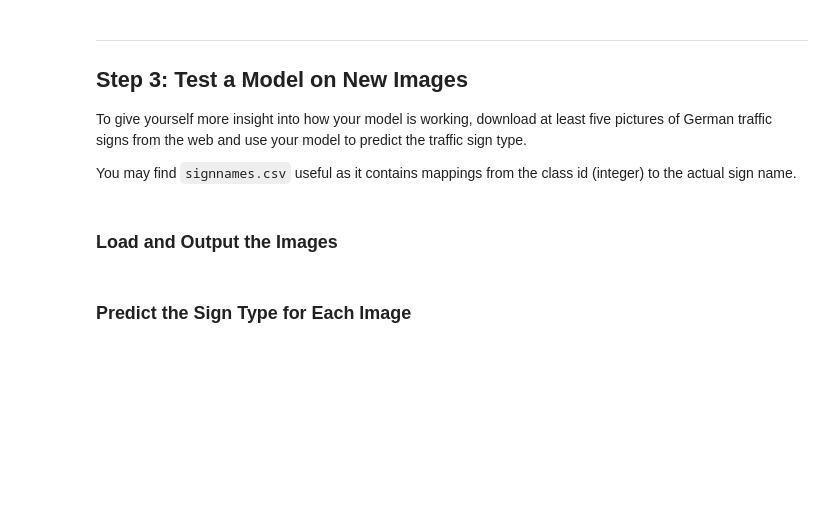
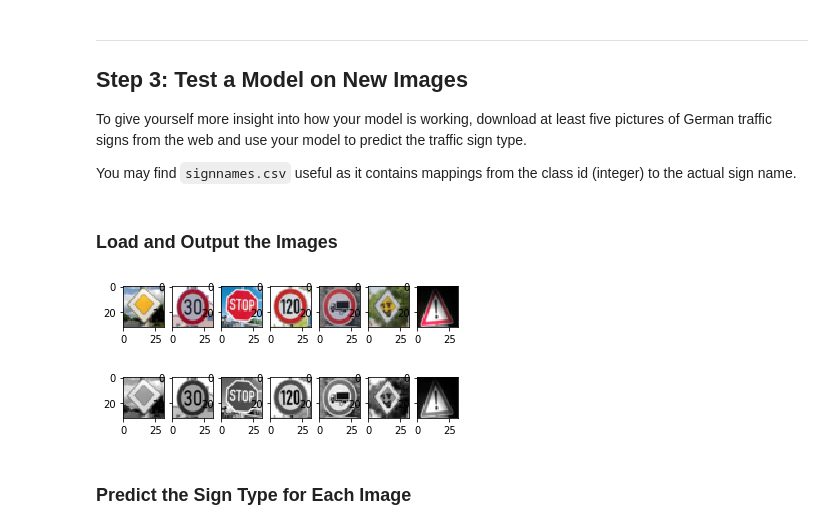
Before and after one commit to dkohlsdorf/udacity_selfdriving, a Jupyter notebook: CarND-Traffic-Sign-Classifier-Project/Traffic_Sign_Classifier.ipynb, the cells around one changed output. Saved outputs shown, nothing was run; the diff lists cells and outputs as text; code cells hidden in the pictures; blank space fills up the shorter version.

```diff
--- a/CarND-Traffic-Sign-Classifier-Project/Traffic_Sign_Classifier.ipynb
+++ b/CarND-Traffic-Sign-Classifier-Project/Traffic_Sign_Classifier.ipynb
@@ -200,2 +222,36 @@ You may find `signnames.csv` useful as it contains mappings from the class id (i
+# %%
+import matplotlib.image as mpimg
+import numpy as np
+import matplotlib.pyplot as plt
+
+from lib_signs.preprocess import *
+
+images = np.stack([
+    mpimg.imread('personal_downloads/sign1.png'),
+    mpimg.imread('personal_downloads/sign2.png'),
+    mpimg.imread('personal_downloads/sign3.png'),
+    mpimg.imread('personal_downloads/sign4.png'),
+    mpimg.imread('personal_downloads/sign5.png'),
+    mpimg.imread('personal_downloads/sign6.png'),
+    mpimg.imread('personal_downloads/sign7.png')
+])
+
+images_gray = to_znorm(to_grayscale(images)).reshape(images.shape[0], images.shape[1], images.shape[2], 1)
+# %%
+for i in range(len(images)):
+    plt.subplot(1, 7, i + 1)
+    plt.imshow(images[i])
+plt.savefig('output/my_signs.png')
+plt.show()
+# %% [output]
+[figure, added]
+# %%
+for i in range(len(images_gray)):
+    plt.subplot(1, 7, i + 1)
+    plt.imshow(images_gray[i, :, :, 0], cmap='gray')
+plt.savefig('output/my_signs_preprocessed.png')
+plt.show()
+# %% [output]
+[figure, added]
 # %% [markdown]
 ### Predict the Sign Type for Each Image
```
Also changed, not shown: parts of 13 cells of this notebook, 29 other files.
